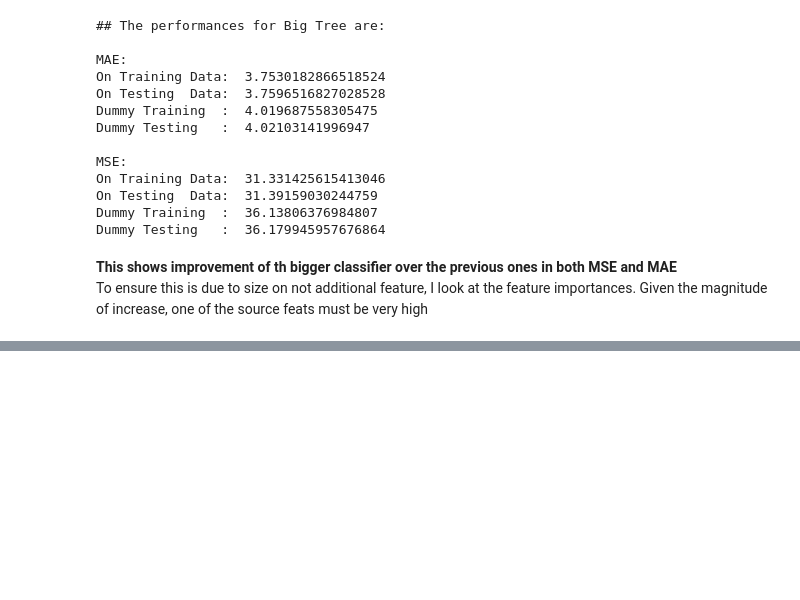
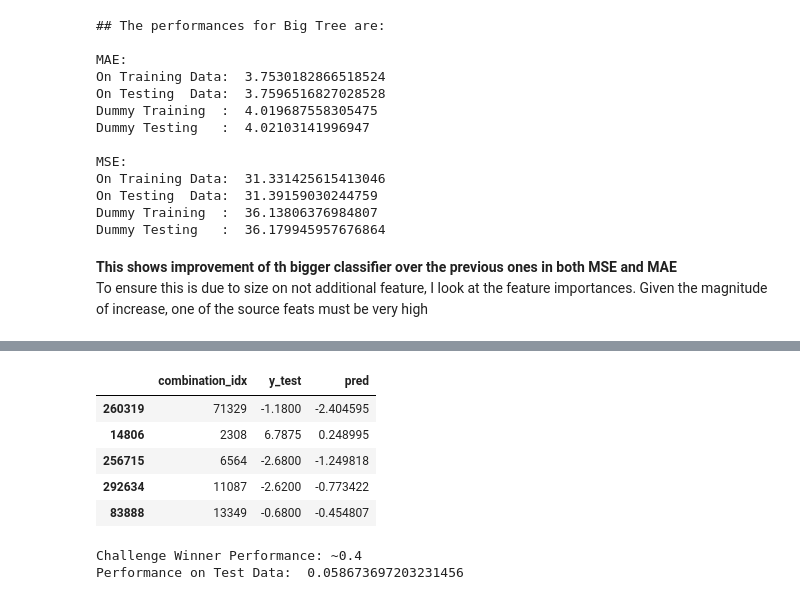
Before and after one commit to stefanhuber1510/marbleProject, a Jupyter notebook: scoring/secondScoringTest.ipynb, the cells around one changed output, grey strips where cells are left out. Cells and saved outputs as stored; diff of their text form; code cells hidden in the pictures; blank space fills up the shorter version.

```diff
--- a/scoring/secondScoringTest.ipynb
+++ b/scoring/secondScoringTest.ipynb
@@ -615,0 +676,4 @@ Use Keys & Cell Line Profiles
+# %%
+regressorB = RandomForestRegressor(max_depth=40,min_samples_split = 40,
+                                   bootstrap=True, n_jobs=-1,n_estimators=35, verbose=True)
+regressorB.fit(X_train.iloc[:,2:],Y_train)
@@ -615,0 +686,7 @@ Use Keys & Cell Line Profiles
+# %%
+pred = regressorB.predict(x_test.iloc[:,2:])
+
+obs = pd.DataFrame({"combination_idx":x_test.iloc[:,0],"y_test":y_test,"pred":pred})
+
+obs.head()
+# %% [output]
@@ -615,0 +696,13 @@ Use Keys & Cell Line Profiles
+|  | combination_idx | y_test | pred |
+| 260319 | 71329 | -1.1800 | -2.404595 |
+| 14806 | 2308 | 6.7875 | 0.248995 |
+| 256715 | 6564 | -2.6800 | -1.249818 |
+| 292634 | 11087 | -2.6200 | -0.773422 |
+| 83888 | 13349 | -0.6800 | -0.454807 |
+# %%
+from scoring import primaryMetric
+print("Challenge Winner Performance: ~0.4")
+print("Performance on Test Data: ",primaryMetric(obs))
+# %% [output]
+Challenge Winner Performance: ~0.4
+Performance on Test Data:  0.058673697203231456
```
Also changed, not shown: parts of 13 cells of this notebook.
